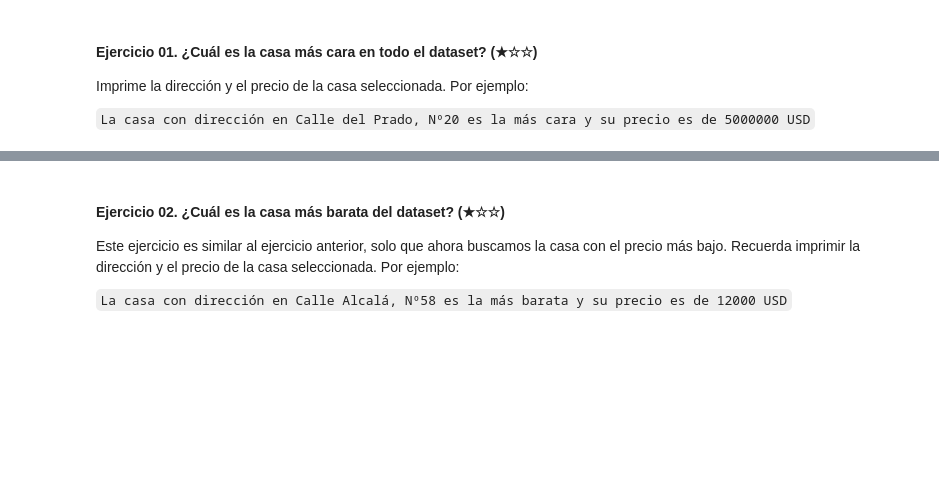
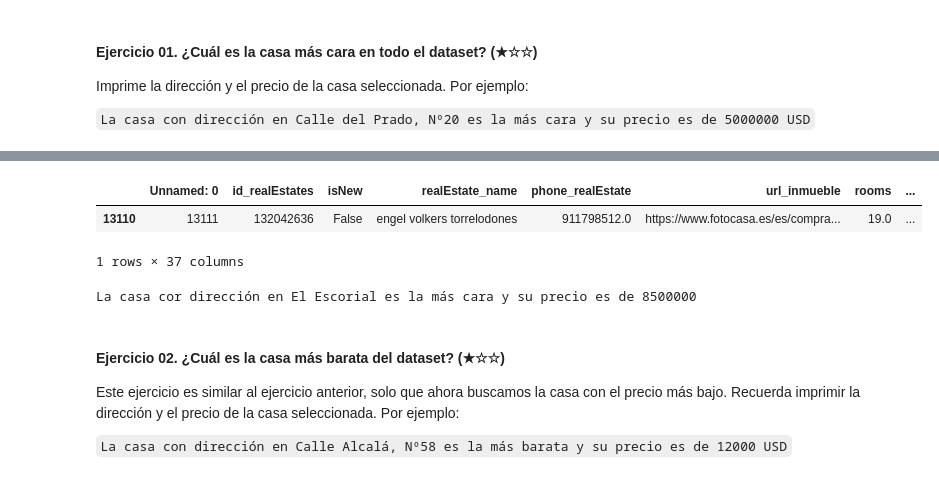
Before and after one commit to aromaydelicadeza/data-clean-up-pandas-for-beginners-project, a Jupyter notebook: project.es.ipynb, the cells around one changed output, grey strips where cells are left out. Cells and saved outputs as stored; diff of their text form; code cells hidden in the pictures; blank space fills up the shorter version.

Commit message:
Ejercicio 01 REAL

```diff
--- a/project.es.ipynb
+++ b/project.es.ipynb
@@ -154,3 +164,14 @@ Imprime la dirección y el precio de la casa seleccionada. Por ejemplo:
+# %%
+casa_mas_cara = ds[ds['price'] == max(ds['price'])]
+casa_mas_cara
+# %% [output]
+|  | Unnamed: 0 | id_realEstates | isNew | realEstate_name | phone_realEstate | url_inmueble | rooms | ... |
+| 13110 | 13111 | 132042636 | False | engel volkers torrelodones | 911798512.0 | https://www.fotocasa.es/es/compra... | 19.0 | ... |
+1 rows × 37 columns
+# %%
+print(f'La casa cor dirección en {str(casa_mas_cara.address.iloc[0])} es la más cara y su precio es de {str(casa_mas_cara.price.iloc[0])}')
+# %% [output]
+La casa cor dirección en El Escorial es la más cara y su precio es de 8500000
 # %% [markdown]
 #### Ejercicio 02. ¿Cuál es la casa más barata del dataset? (★☆☆)
 
```
Also changed, not shown: parts of 2 cells of this notebook.
